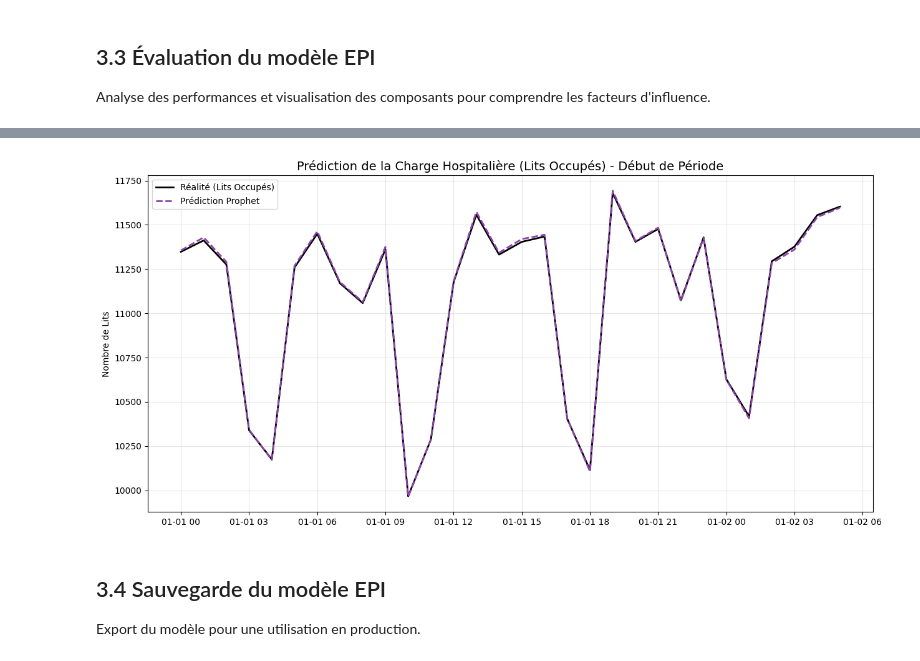
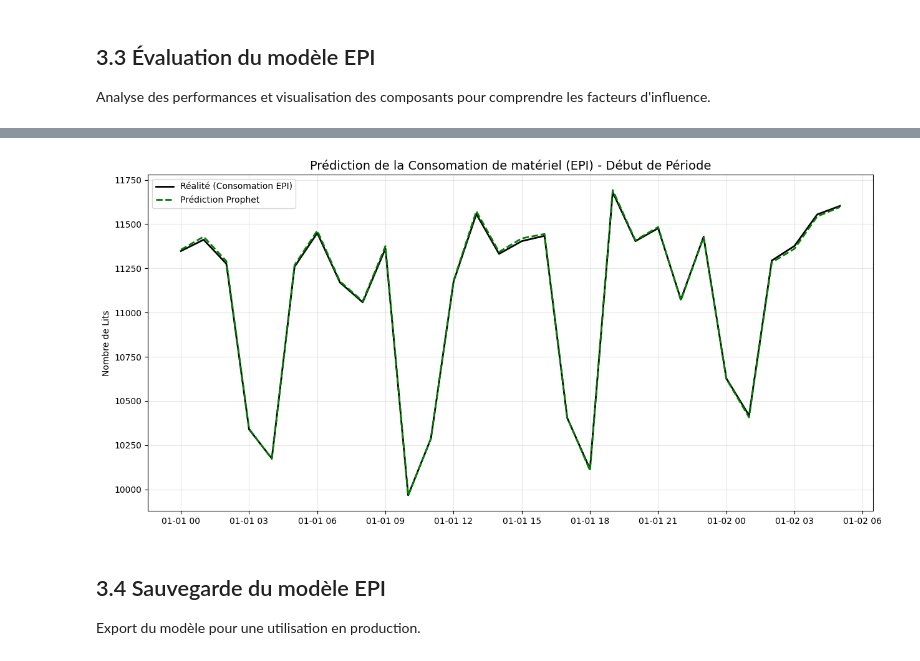
Before and after one commit to MiloBonbaril/DATA-smartcare-analytics, a Jupyter notebook: Modeling.ipynb, the cells around one changed output, grey strips where cells are left out. Cells and saved outputs as stored; diff of their text form; code cells hidden in the pictures.

```diff
--- a/Modeling.ipynb
+++ b/Modeling.ipynb
@@ -903,19 +903,19 @@ Erreur Relative: 0.39%
 # %%
 # zoom sur le premier mois, mais on agrège les données par jour
 
 y_true = test_epi.set_index('ds').resample('d').agg({'y': 'sum'}).reset_index()['y'].values
 y_pred = forecast.set_index('ds').resample('d').agg({'yhat': 'sum'}).reset_index()['yhat'].values
 
 plt.figure(figsize=(15, 7))
 limit = 30
-plt.plot(test_beds['ds'].iloc[:limit], y_true[:limit], label='Réalité (Lits Occupés)', color='black', linewidth=2)
-plt.plot(test_beds['ds'].iloc[:limit], y_pred[:limit], label='Prédiction Prophet', color='#8E44AD', linestyle='--', linewidth=2) # Violet
-plt.title('Prédiction de la Charge Hospitalière (Lits Occupés) - Début de Période', fontsize=14)
+plt.plot(test_beds['ds'].iloc[:limit], y_true[:limit], label='Réalité (Consomation EPI)', color='black', linewidth=2)
+plt.plot(test_beds['ds'].iloc[:limit], y_pred[:limit], label='Prédiction Prophet', color='green', linestyle='--', linewidth=2) # Violet
+plt.title('Prédiction de la Consomation de matériel (EPI) - Début de Période', fontsize=14)
 plt.ylabel('Nombre de Lits')
 plt.legend()
 plt.grid(True, alpha=0.3)
 # %% [output]
-[figure, old version]
+[figure, new version]
 # %% [markdown]
 ## 3.4 Sauvegarde du modèle EPI
 
```
Also changed, not shown: parts of 8 cells of this notebook, 4 other files.
